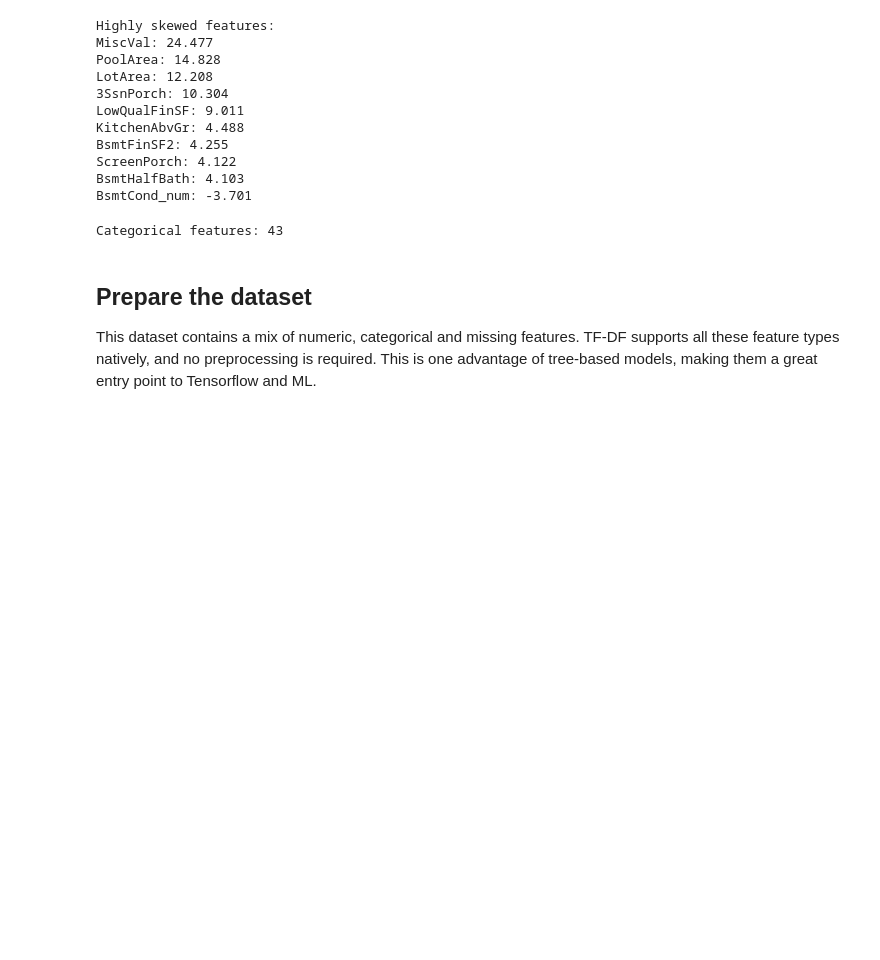
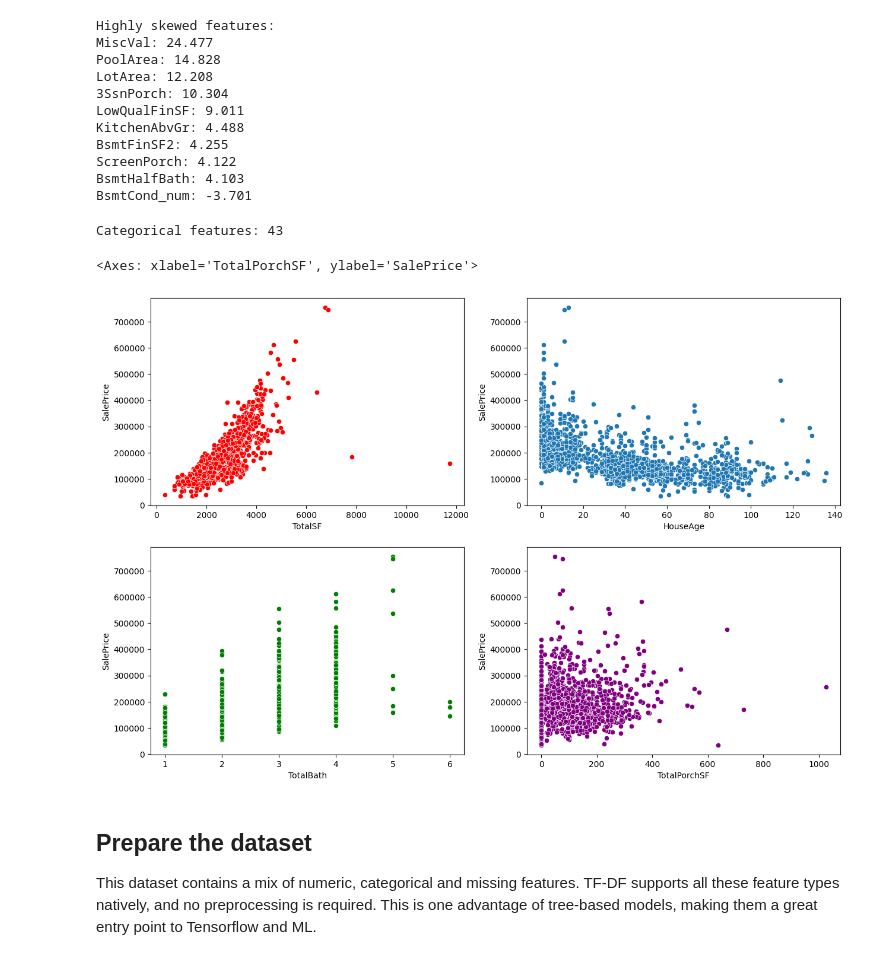
Before and after one commit to fahim-ysr/house-sales-price-prediction, a Jupyter notebook: house-prices-prediction-using-tfdf.ipynb, the cells around one changed output. Cells and saved outputs as stored; diff of their text form; code cells hidden in the pictures; blank space fills up the shorter version.

Commit message:
Data cleaning and preprocessing | Added target encoding function

```diff
--- a/house-prices-prediction-using-tfdf.ipynb
+++ b/house-prices-prediction-using-tfdf.ipynb
@@ -361,3 +370,27 @@ Categorical features: 43
+# %%
+# Feature Engineering
+
+# Total Area Features
+train_df['TotalSF'] = train_df['1stFlrSF'] + train_df['2ndFlrSF'] + train_df['TotalBsmtSF']
+train_df['TotalPorchSF'] = train_df['OpenPorchSF'] + train_df['EnclosedPorch'] + train_df['3SsnPorch'] + train_df['ScreenPorch']
+
+# Age Features
+train_df['HouseAge'] = train_df['YrSold'] - train_df['YearBuilt']
+train_df['YearsSinceRemod'] = train_df['YrSold'] - train_df['YearRemodAdd']
+
+# Bathroom Features
+train_df['TotalBath'] = train_df['FullBath'] + train_df['HalfBath'] + train_df['BsmtFullBath'] + train_df['BsmtHalfBath']
+# %%
+# Visualizing new features vs target feature using scatter plot
+
+fig, axes = plt.subplots(2, 2, figsize=(15, 10))
+sns.scatterplot(data=train_df, x='TotalSF', y='SalePrice', ax=axes[0,0], color= "red")
+sns.scatterplot(data=train_df, x='HouseAge', y='SalePrice', ax=axes[0,1])
+sns.scatterplot(data=train_df, x='TotalBath', y='SalePrice', ax=axes[1,0], color= "green")
+sns.scatterplot(data=train_df, x='TotalPorchSF', y='SalePrice', ax=axes[1,1], color= "purple")
+# %% [output]
+<Axes: xlabel='TotalPorchSF', ylabel='SalePrice'>
+[figure, added]
 # %% [markdown]
 ## Prepare the dataset
 
```
Also changed, not shown: parts of 2 cells of this notebook.
